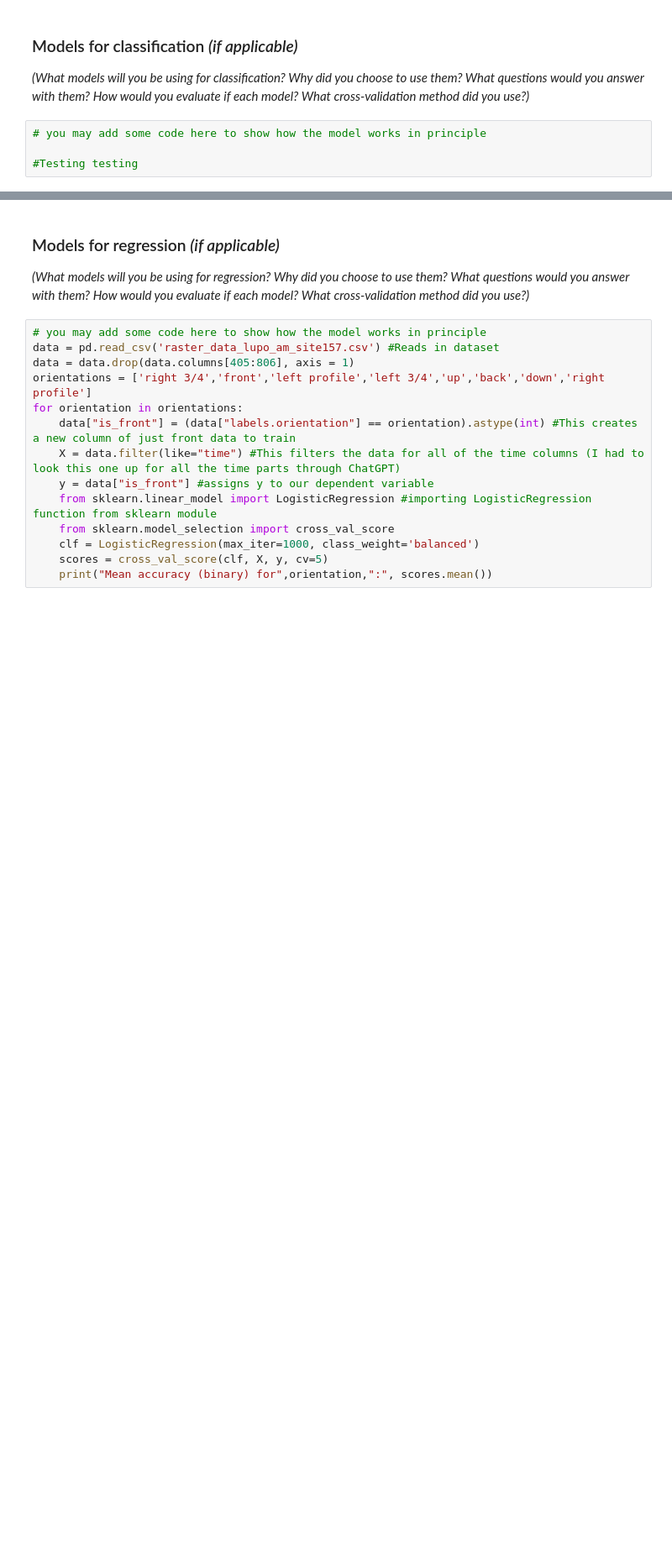
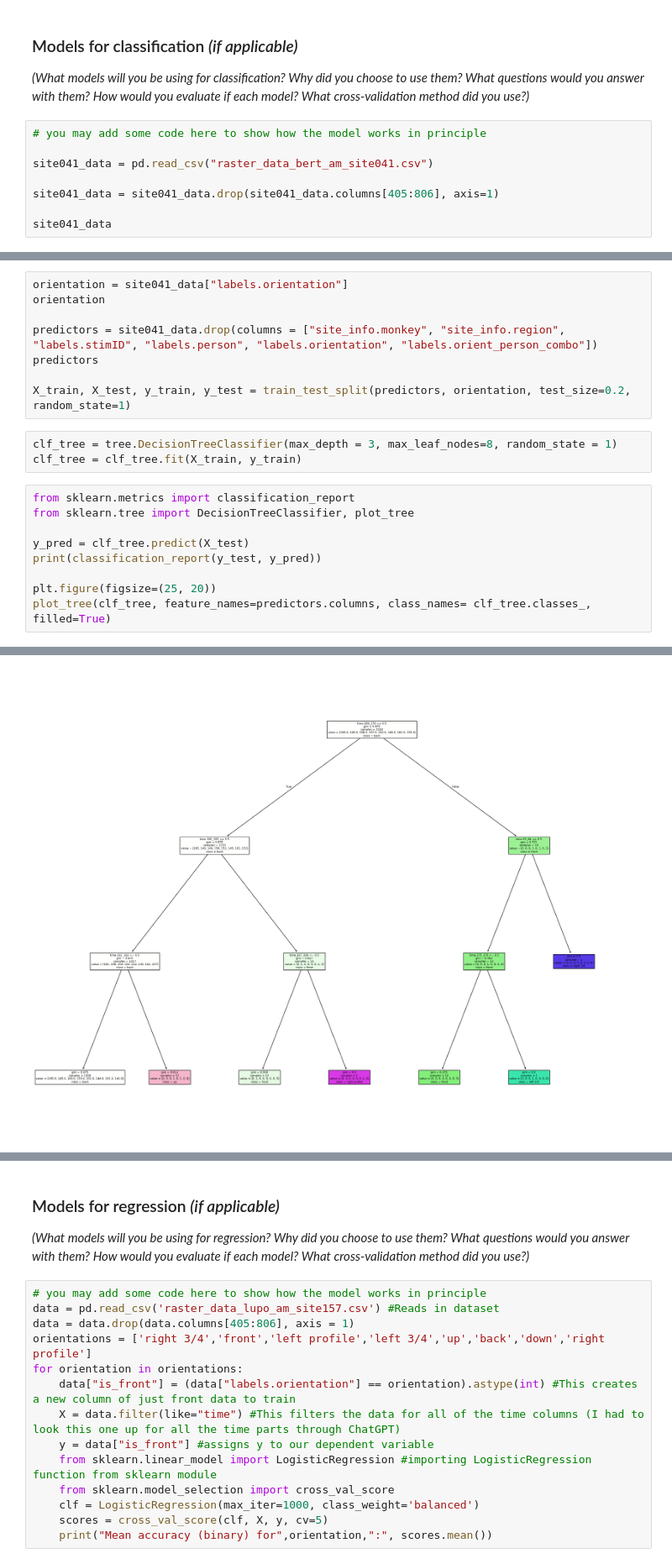
Before and after one commit to landoltk/CMSE381, a Jupyter notebook: ProjectTemplate.ipynb, the cells around one changed output, grey strips where cells are left out. Shown at 84% size. Drawn from its saved outputs; the diff is of its cells as text; blank space fills up the shorter version.

```diff
--- a/ProjectTemplate.ipynb
+++ b/ProjectTemplate.ipynb
@@ -67,4 +79,8 @@ _(What models will you be using for classification? Why did you choose to use th
 # %%
 # you may add some code here to show how the model works in principle
 
-#Testing testing
+site041_data = pd.read_csv("raster_data_bert_am_site041.csv")
+
+site041_data = site041_data.drop(site041_data.columns[405:806], axis=1)
+
+site041_data
@@ -70,0 +101,21 @@ _(What models will you be using for classification? Why did you choose to use th
+# %%
+orientation = site041_data["labels.orientation"]
+orientation
+
+predictors = site041_data.drop(columns = ["site_info.monkey", "site_info.region", "labels.stimID", "labels.person", "labels.orientation", "labels.orient_person_combo"])
+predictors
+
+X_train, X_test, y_train, y_test = train_test_split(predictors, orientation, test_size=0.2, random_state=1)
+# %%
+clf_tree = tree.DecisionTreeClassifier(max_depth = 3, max_leaf_nodes=8, random_state = 1)
+clf_tree = clf_tree.fit(X_train, y_train)
+# %%
+from sklearn.metrics import classification_report
+from sklearn.tree import DecisionTreeClassifier, plot_tree
+
+y_pred = clf_tree.predict(X_test)
+print(classification_report(y_test, y_pred))
+
+plt.figure(figsize=(25, 20))
+plot_tree(clf_tree, feature_names=predictors.columns, class_names= clf_tree.classes_, filled=True)
+# %% [output]
@@ -70,0 +151 @@ _(What models will you be using for classification? Why did you choose to use th
+[figure, added]
```
Also changed, not shown: parts of 22 cells of this notebook.
